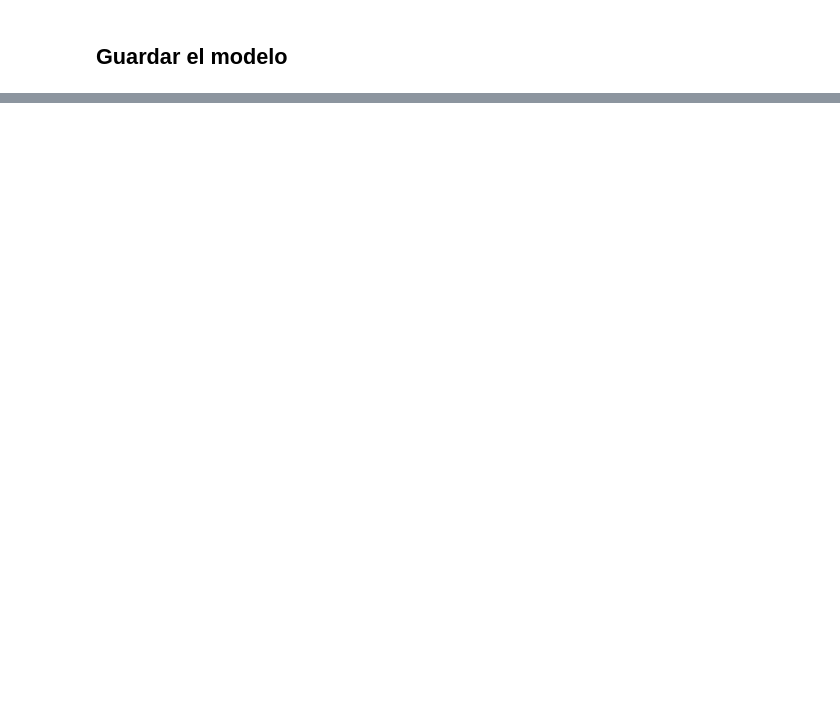
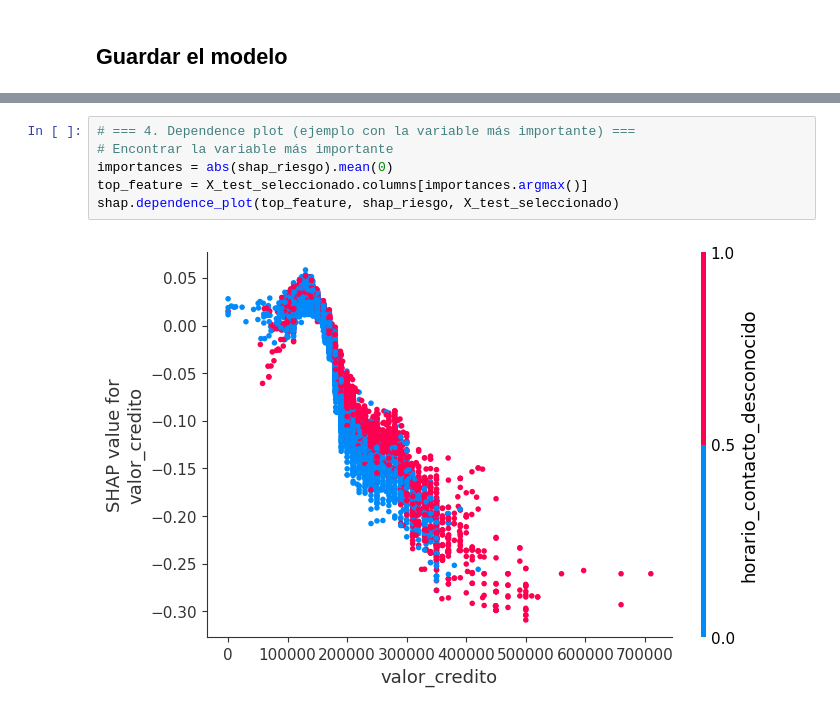
Before and after one commit to 4GeeksAcademy/AleGomezM-microcredito, a Jupyter notebook: src/Modelado.ipynb, the cells around one changed output, grey strips where cells are left out. Drawn from its saved outputs; the diff is of its cells as text; blank space fills up the shorter version.

```diff
--- a/src/Modelado.ipynb
+++ b/src/Modelado.ipynb
@@ -429,0 +529,8 @@ dump(brf, ruta_archivo)
+# %%
+# === 4. Dependence plot (ejemplo con la variable más importante) ===
+# Encontrar la variable más importante
+importances = abs(shap_riesgo).mean(0)
+top_feature = X_test_seleccionado.columns[importances.argmax()]
+shap.dependence_plot(top_feature, shap_riesgo, X_test_seleccionado)
+# %% [output]
+[figure, added]
```
Also changed, not shown: parts of 18 cells of this notebook, 7 other files.
